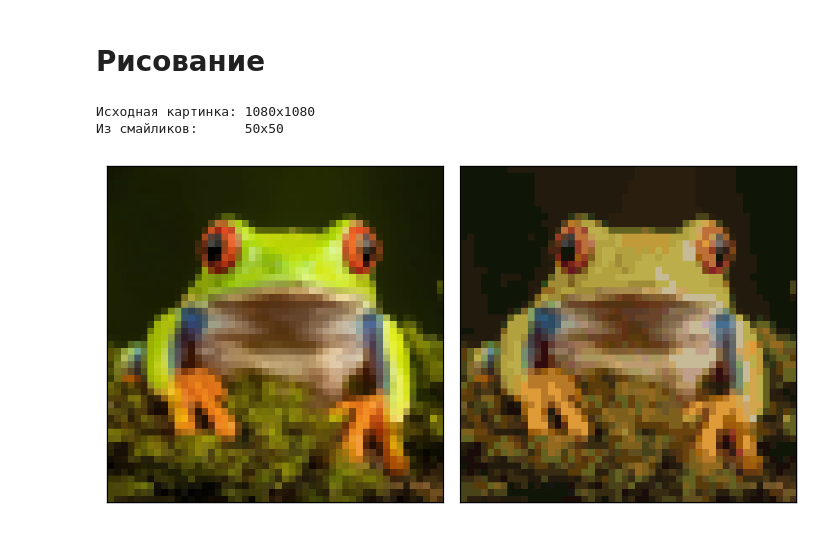
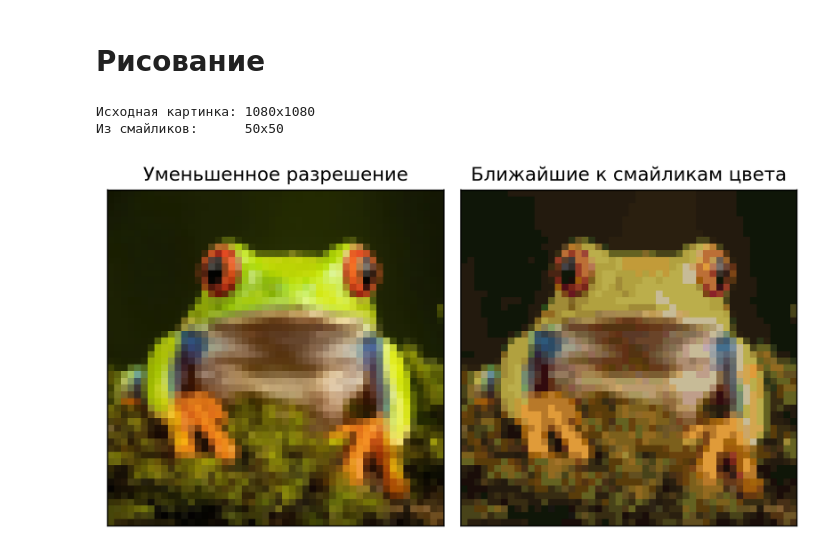
Before and after one commit to Ostrill/emoji_drawing, a Jupyter notebook: image_to_emojis.ipynb, the cells around one changed output. Drawn from its saved outputs; the diff is of its cells as text; code cells hidden in the pictures.

```diff
--- a/image_to_emojis.ipynb
+++ b/image_to_emojis.ipynb
@@ -19,11 +19,12 @@ def nearest_emoji(rgb, emoji_dict):
     return min(emoji_dict.keys(),
                key=lambda k: color_diff(rgb, emoji_dict[k]))
 # %%
-def compare_images(image1, image2):
+def compare_images(images, labels):
     """Посмотреть две картинки рядом"""
-    fig, axes = plt.subplots(ncols=2, dpi=200)
-    for ax, img in zip(axes, (image1, image2)):
+    fig, axes = plt.subplots(ncols=2, dpi=300)
+    for ax, img, label in zip(axes, images, labels):
         ax.imshow(img)
+        ax.set_title(label)
         ax.set_xticks([]); ax.set_yticks([])
     plt.tight_layout()
     plt.show()
@@ -97,7 +98,9 @@ def draw_emojis(filename, width, emoji_dict, disp=True):
 
     # Вывод результатов
     if disp:
-        compare_images(small_image, emoji_image)
+        compare_images(images=(small_image, emoji_image),
+                       labels=('Уменьшенное разрешение',
+                               'Ближайшие к смайликам цвета'))
 
     return emoji_array
 # %%
@@ -158,16 +161,16 @@ def save_as_image(emoji_array, image_name, emoji_resolution,
     img_h, img_w = np.array(emoji_array.shape) * emoji_resolution
 
     # Создание картинки из смайликов
-    with Image.new('RGB', (img_h, img_w), background_color) as image:
+    with Image.new('RGB', (img_w, img_h), background_color) as image:
         # Шрифт для отображения смайликов
         font = ImageFont.truetype('fonts/arial.ttf', emoji_resolution)
         # Рисование смайликов на картинке
         with Pilmoji(image) as pilmoji:
-            for i in range(emojis_h):
-                for j in range(emojis_w):
+            for i in range(emojis_w):
+                for j in range(emojis_h):
                     # Индексы пикселей в итоговой картинке
-                    h, w = i * emoji_resolution, j * emoji_resolution
-                    pilmoji.text((w, h), emoji_array[i, j], font=font)
+                    w, h = i * emoji_resolution, j * emoji_resolution
+                    pilmoji.text((w, h), emoji_array[j, i], font=font)
 
     image.save(f'output/{image_name}.png')
 # %% [markdown]
@@ -175,18 +178,20 @@ def save_as_image(emoji_array, image_name, emoji_resolution,
 # %%
 %%time
 
 # Рисование
 result = draw_emojis(filename='frog.png',
                      width=50,
                      emoji_dict=load_emoji_dict('classic_black'))
 
 # Сохранение результата
 save_as_text(result, 'frog')
-save_as_image(result, 'frog', emoji_resolution=50)
+save_as_image(result, 'frog',
+              emoji_resolution=50,
+              background_color=(0, 0, 0))
 
 print('Результаты сохранены в папку output/')
 # %% [output]
 Исходная картинка: 1080x1080
 Из смайликов:      50x50
-[figure, old version]
+[figure, new version]
 Результаты сохранены в папку output/
```
Also changed, not shown: parts of 1 cell of this notebook, 1 other file.
